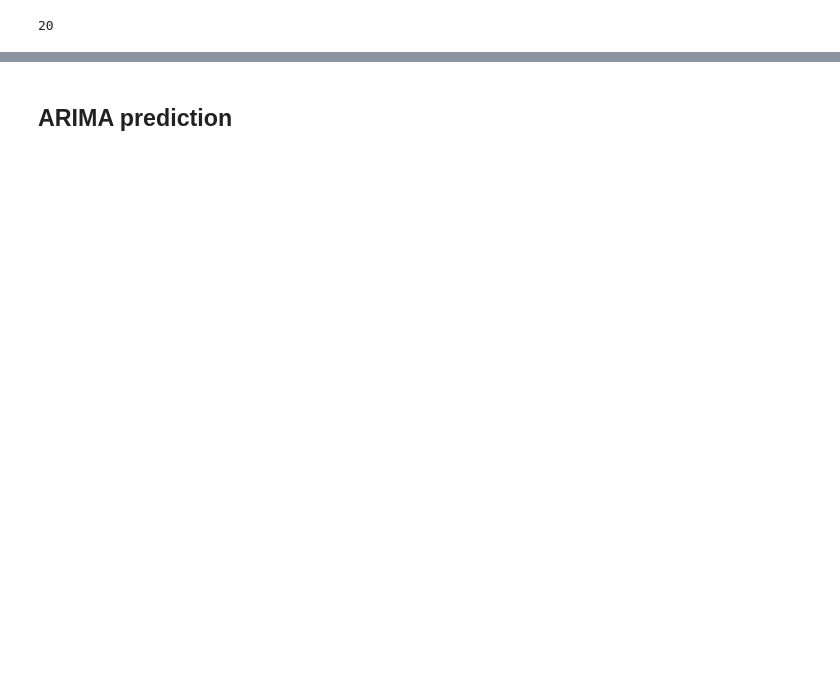
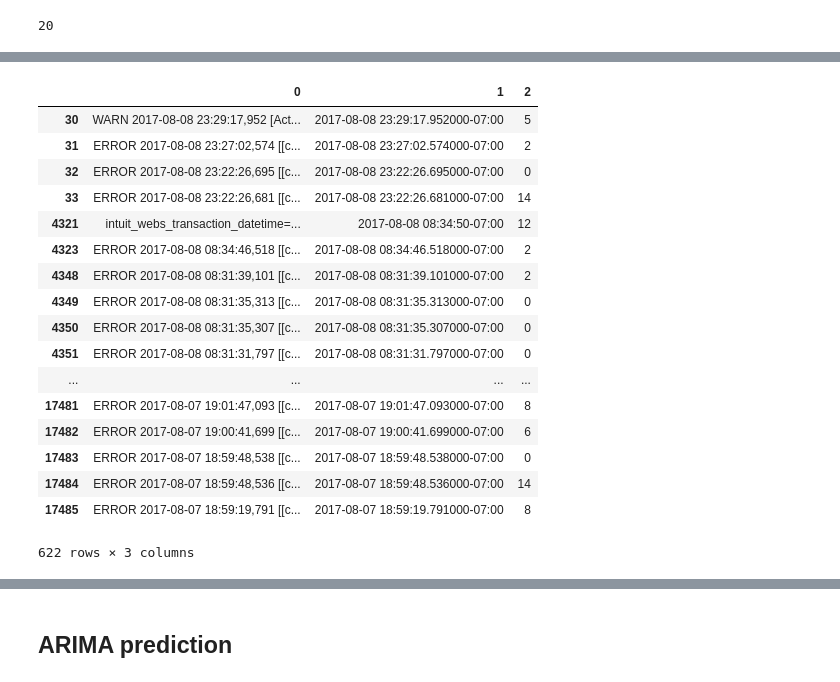
Before and after one commit to calpis/Data-Science, a Jupyter notebook: log_monitoring/splunk_log_analyzer_v3.ipynb, the cells around one changed output, grey strips where cells are left out. Saved outputs shown, nothing was run; the diff lists cells and outputs as text; code cells hidden in the pictures; blank space fills up the shorter version.

```diff
--- a/log_monitoring/splunk_log_analyzer_v3.ipynb
+++ b/log_monitoring/splunk_log_analyzer_v3.ipynb
@@ -389 +431,22 @@ TypeError: 'NoneType' object is not iterable
+# %%
+df_predict1[df_predict3[2]==15]
+# %% [output]
+|  | 0 | 1 | 2 |
+| 30 | WARN 2017-08-08 23:29:17,952 [Act... | 2017-08-08 23:29:17.952000-07:00 | 5 |
+| 31 | ERROR 2017-08-08 23:27:02,574 [[c... | 2017-08-08 23:27:02.574000-07:00 | 2 |
+| 32 | ERROR 2017-08-08 23:22:26,695 [[c... | 2017-08-08 23:22:26.695000-07:00 | 0 |
+| 33 | ERROR 2017-08-08 23:22:26,681 [[c... | 2017-08-08 23:22:26.681000-07:00 | 14 |
+| 4321 | intuit_webs_transaction_datetime=... | 2017-08-08 08:34:50-07:00 | 12 |
+| 4323 | ERROR 2017-08-08 08:34:46,518 [[c... | 2017-08-08 08:34:46.518000-07:00 | 2 |
+| 4348 | ERROR 2017-08-08 08:31:39,101 [[c... | 2017-08-08 08:31:39.101000-07:00 | 2 |
+| 4349 | ERROR 2017-08-08 08:31:35,313 [[c... | 2017-08-08 08:31:35.313000-07:00 | 0 |
+| 4350 | ERROR 2017-08-08 08:31:35,307 [[c... | 2017-08-08 08:31:35.307000-07:00 | 0 |
+| 4351 | ERROR 2017-08-08 08:31:31,797 [[c... | 2017-08-08 08:31:31.797000-07:00 | 0 |
+| ... | ... | ... | ... |
+| 17481 | ERROR 2017-08-07 19:01:47,093 [[c... | 2017-08-07 19:01:47.093000-07:00 | 8 |
+| 17482 | ERROR 2017-08-07 19:00:41,699 [[c... | 2017-08-07 19:00:41.699000-07:00 | 6 |
+| 17483 | ERROR 2017-08-07 18:59:48,538 [[c... | 2017-08-07 18:59:48.538000-07:00 | 0 |
+| 17484 | ERROR 2017-08-07 18:59:48,536 [[c... | 2017-08-07 18:59:48.536000-07:00 | 14 |
+| 17485 | ERROR 2017-08-07 18:59:19,791 [[c... | 2017-08-07 18:59:19.791000-07:00 | 8 |
+622 rows × 3 columns
 # %%
```
Also changed, not shown: parts of 73 cells of this notebook, 25 other files.
